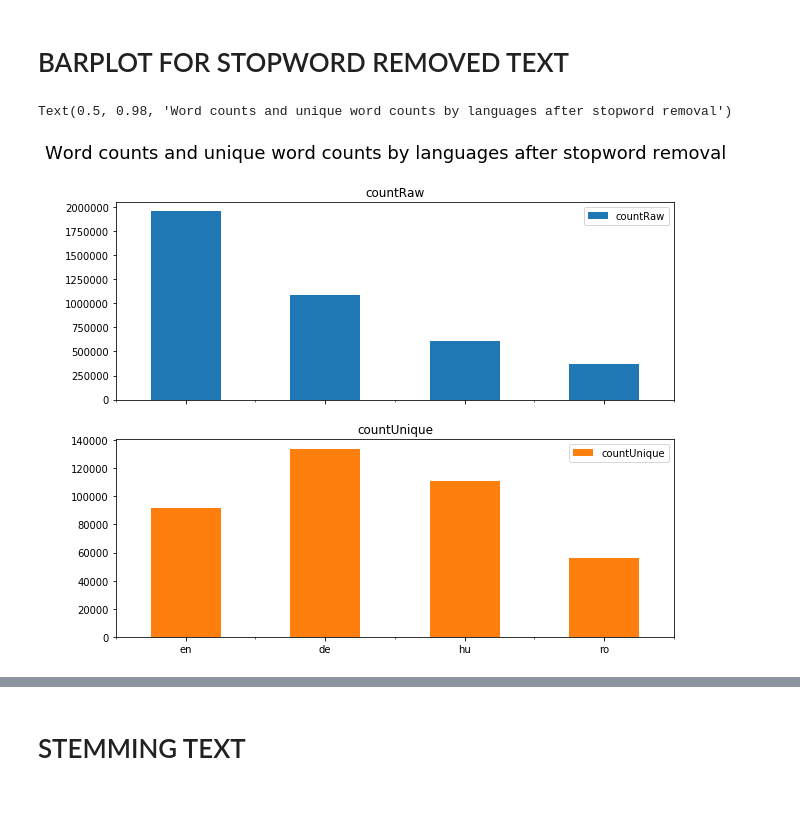
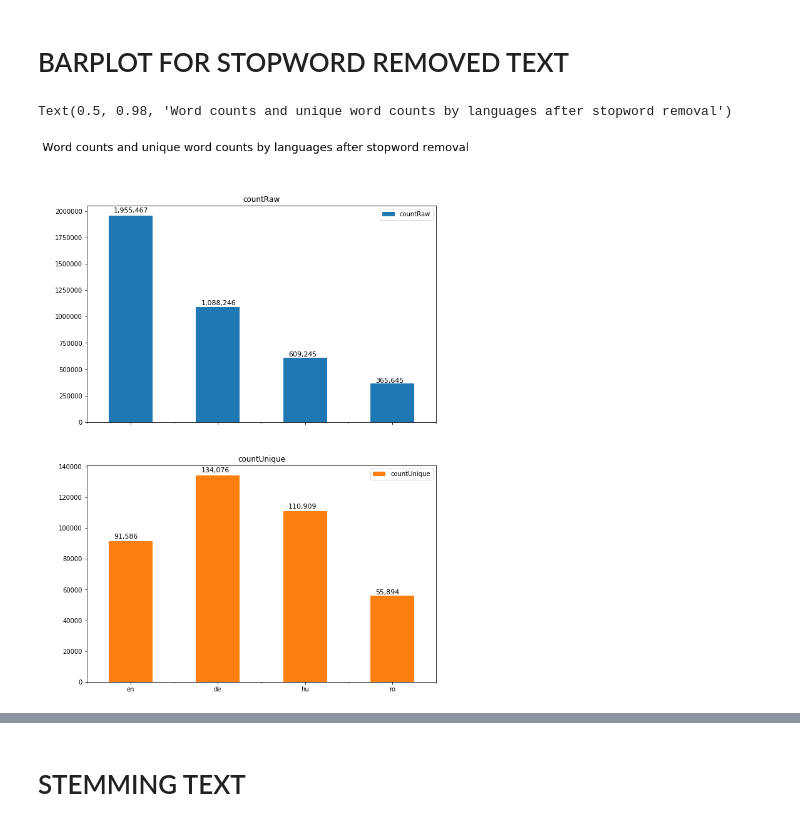
Before and after one commit to morkapronczay/meetup-talk-text-preproc, a Jupyter notebook: cleaning-steps.ipynb, the cells around one changed output, grey strips where cells are left out. Drawn from its saved outputs; the diff is of its cells as text; code cells hidden in the pictures.

```diff
--- a/cleaning-steps.ipynb
+++ b/cleaning-steps.ipynb
@@ -61,7 +61,10 @@ df_wordcounts_raw
 # %% [markdown]
 # BARPLOT FOR RAW TEXT
 # %%
-ax = df_wordcounts_raw.plot.bar(rot=0, subplots=True, figsize=(10,8))
+ax = df_wordcounts_raw.plot.bar(rot=0, subplots=True, figsize=(10,14))
+for axis in ax:
+    for p in axis.patches:
+        axis.annotate(f'{p.get_height():,}', (p.get_x() + 0.06, p.get_height() * 1.018), fontsize=11)
 fig = plt.gcf()
-fig.suptitle('Word counts and unique word counts by languages', fontsize=18)
+fig.suptitle('Word counts and unique word counts by languages in raw text', fontsize=18)
 # %% [output]
@@ -94,9 +99,12 @@ df_wordcounts_nostop
 # %% [markdown]
 # BARPLOT FOR STOPWORD REMOVED  TEXT
 # %%
-ax = df_wordcounts_nostop.plot.bar(rot=0, subplots=True, figsize=(10,8))
+ax = df_wordcounts_nostop.plot.bar(rot=0, subplots=True, figsize=(10,14))
+for axis in ax:
+    for p in axis.patches:
+        axis.annotate(f'{p.get_height():,}', (p.get_x() + 0.06, p.get_height() * 1.018), fontsize=11)
 fig = plt.gcf()
 fig.suptitle('Word counts and unique word counts by languages after stopword removal', fontsize=18)
 # %% [output]
 Text(0.5, 0.98, 'Word counts and unique word counts by languages after stopword removal')
-[figure, old version]
+[figure, new version]
```
Also changed, not shown: parts of 48 cells of this notebook, 6 other files.
